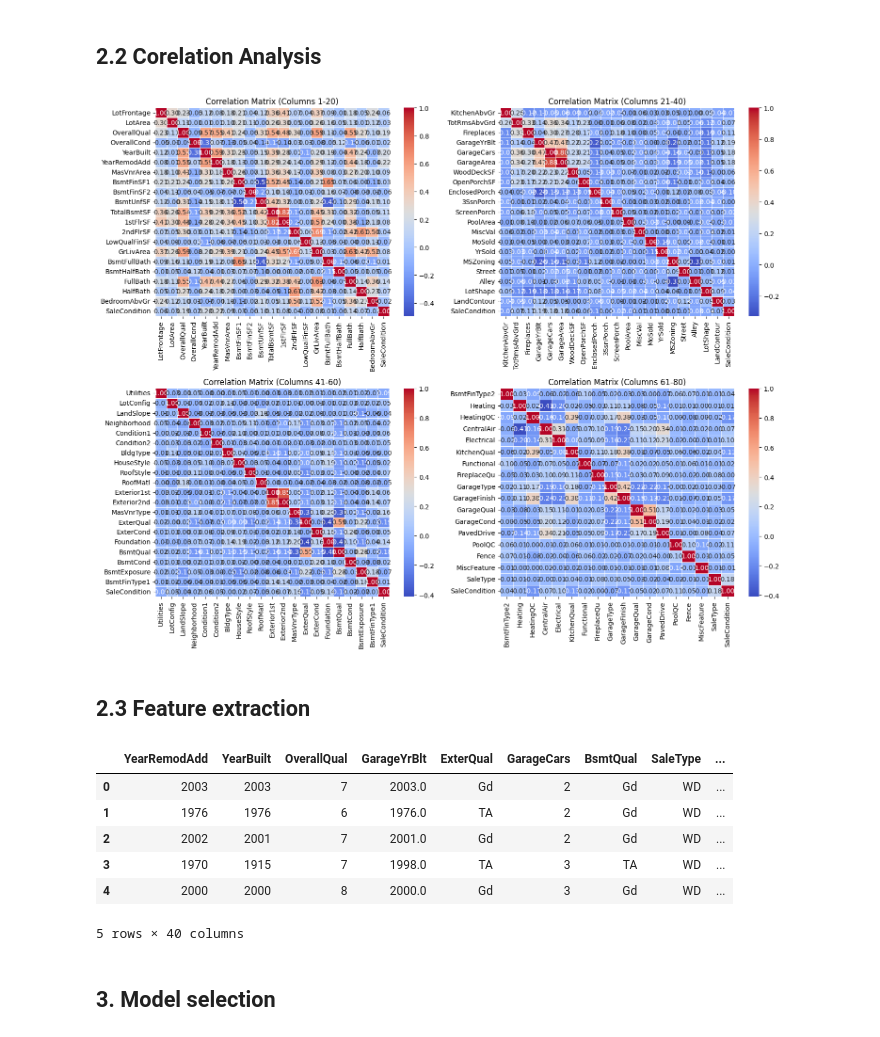
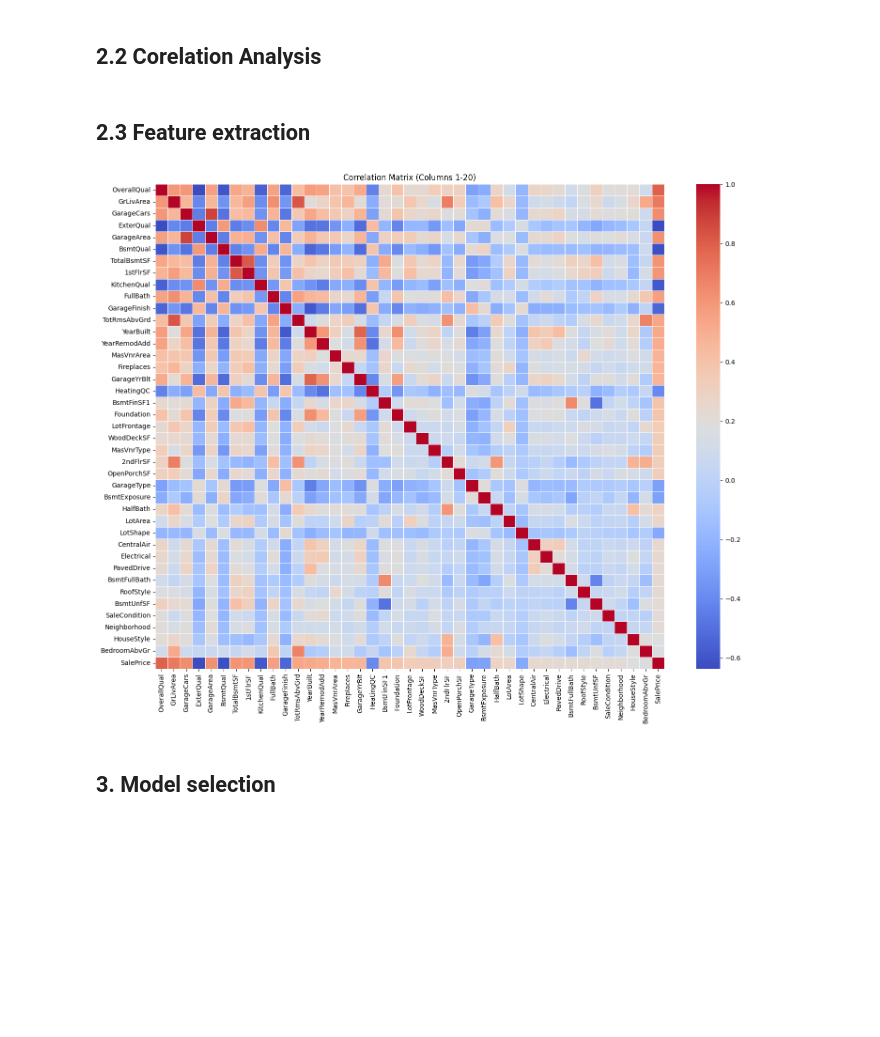
Before and after one commit to tudi72/2023_HOUSE_PRICE_REGRESSION, a Jupyter notebook: house_regression.ipynb, the cells around one changed output. Cells and saved outputs as stored; diff of their text form; code cells hidden in the pictures; blank space fills up the shorter version.

```diff
--- a/house_regression.ipynb
+++ b/house_regression.ipynb
@@ -81,63 +105,25 @@ correlation_matrix = train_transformed.corr()
-# %%
-
-correlation_20 = train_transformed.columns[1:21].tolist() + [train_transformed.columns[-1]]
-correlation_40 = train_transformed.columns[21:41].tolist() + [train_transformed.columns[-1]]
-correlation_60 = train_transformed.columns[41:61].tolist() + [train_transformed.columns[-1]]
-correlation_80 = train_transformed.columns[61:81].tolist()
-
-fig, axes = plt.subplots(nrows=2, ncols=2, figsize=(15, 12))
-
-sns.heatmap(
-    correlation_matrix.loc[correlation_20, correlation_20],
-    annot=True, cmap='coolwarm', fmt='.2f', linewidths=0.5,
-    xticklabels=correlation_20, yticklabels=correlation_20,
-    ax=axes[0, 0]
-)
-axes[0, 0].set_title('Correlation Matrix (Columns 1-20)')
-
-sns.heatmap(
-    correlation_matrix.loc[correlation_40, correlation_40],
-    annot=True, cmap='coolwarm', fmt='.2f', linewidths=0.5,
-    xticklabels=correlation_40, yticklabels=correlation_40,
-    ax=axes[0, 1]
-)
-axes[0, 1].set_title('Correlation Matrix (Columns 21-40)')
-
-sns.heatmap(
-    correlation_matrix.loc[correlation_60, correlation_60],
-    annot=True, cmap='coolwarm', fmt='.2f', linewidths=0.5,
-    xticklabels=correlation_60, yticklabels=correlation_60,
-    ax=axes[1, 0]
-)
-axes[1, 0].set_title('Correlation Matrix (Columns 41-60)')
-
-sns.heatmap(
-    correlation_matrix.loc[correlation_80, correlation_80],
-    annot=True, cmap='coolwarm', fmt='.2f', linewidths=0.5,
-    xticklabels=correlation_80, yticklabels=correlation_80,
-    ax=axes[1, 1]
-)
-axes[1, 1].set_title('Correlation Matrix (Columns 61-80)')
-
-plt.tight_layout()
-plt.show()
-# %% [output]
-[figure, removed]
+# %%
+train_hihi = pd.concat([train_transformed, train.iloc[:,-1]], axis=1)
+correlation_matrix = train_hihi.corr()
 # %% [markdown]
 ## 2.3 Feature extraction
 # %%
 last_column_correlations = correlation_matrix.iloc[:-1, -1]
 most_correlated_features = last_column_correlations.abs().sort_values(ascending=False).index
-# %%
-train.loc[:,most_correlated_features[:40]].head()
-# %% [output]
-|  | YearRemodAdd | YearBuilt | OverallQual | GarageYrBlt | ExterQual | GarageCars | BsmtQual | SaleType | ... |
-| 0 | 2003 | 2003 | 7 | 2003.0 | Gd | 2 | Gd | WD | ... |
-| 1 | 1976 | 1976 | 6 | 1976.0 | TA | 2 | Gd | WD | ... |
-| 2 | 2002 | 2001 | 7 | 2001.0 | Gd | 2 | Gd | WD | ... |
-| 3 | 1970 | 1915 | 7 | 1998.0 | TA | 3 | TA | WD | ... |
-| 4 | 2000 | 2000 | 8 | 2000.0 | Gd | 3 | Gd | WD | ... |
-5 rows × 40 columns
+# %%
+correlation_names = np.concatenate((most_correlated_features[:40],['SalePrice']))
+plt.figure(figsize=(15, 12))
+
+sns.heatmap(
+    correlation_matrix.loc[correlation_names, correlation_names],
+    annot=False, cmap='coolwarm', fmt='.2f', linewidths=0.5,
+    xticklabels=correlation_names, yticklabels=correlation_names,
+)
+plt.title('Correlation Matrix (Columns 1-20)')
+plt.tight_layout()
+plt.show()
+# %% [output]
+[figure, added]
 # %%
 class TudisFeatureExtractor(BaseEstimator, TransformerMixin):
     def __init__(self, features= None, features_no=1):
```
Also changed, not shown: parts of 14 cells of this notebook, 1 other file.
